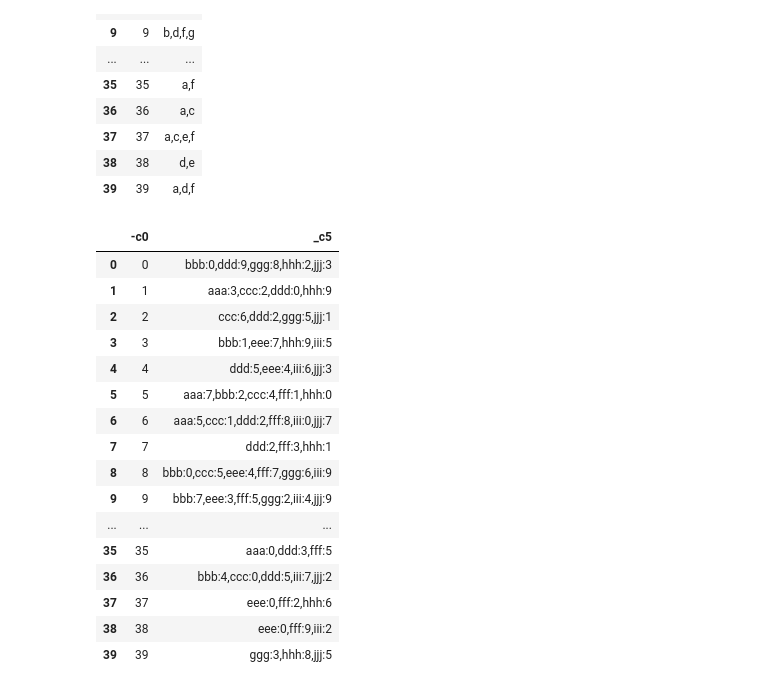
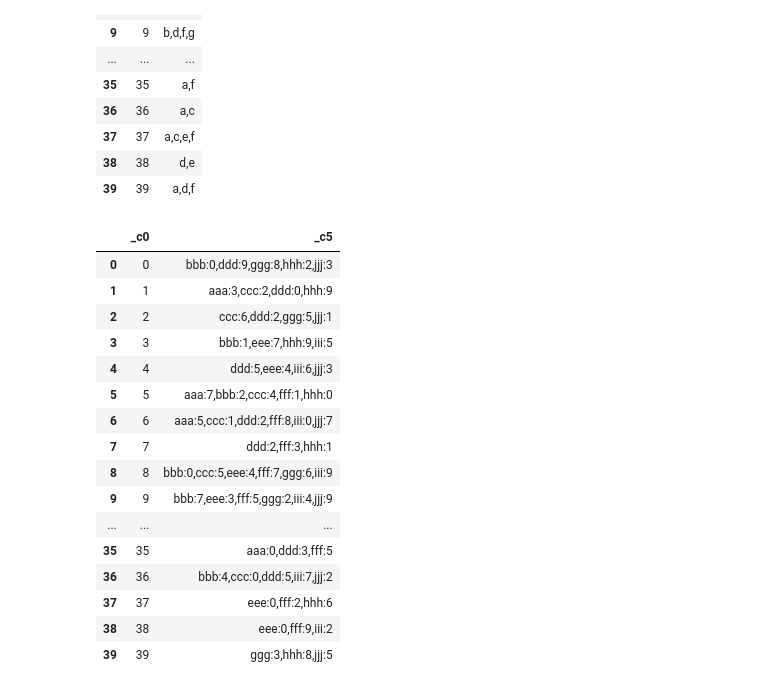
Before and after one commit to ciencia-de-los-datos/programacion-usando-pandas-CCOSORIOT, a Jupyter notebook: Solucion.ipynb, the cells around one changed output. Drawn from its saved outputs; the diff is of its cells as text; code cells hidden in the pictures.

```diff
--- a/Solucion.ipynb
+++ b/Solucion.ipynb
@@ -161,11 +161,11 @@ Resultado
 # %%
 #Ejercicio 12
 Agrupar = tbl2.groupby('_c0').apply(lambda x: ','.join(sorted((x['_c5a'].astype(str)+":"+x['_c5b'].astype(str)))))
 Resultado = pd.DataFrame(Agrupar).reset_index()
-Resultado.columns = ['-c0', '_c5']
+Resultado.columns = ['_c0', '_c5']
 Resultado
 # %% [output]
-|  | -c0 | _c5 |
+|  | _c0 | _c5 |
 | 0 | 0 | bbb:0,ddd:9,ggg:8,hhh:2,jjj:3 |
 | 1 | 1 | aaa:3,ccc:2,ddd:0,hhh:9 |
 | 2 | 2 | ccc:6,ddd:2,ggg:5,jjj:1 |
```
Also changed, not shown: 1 other file.
